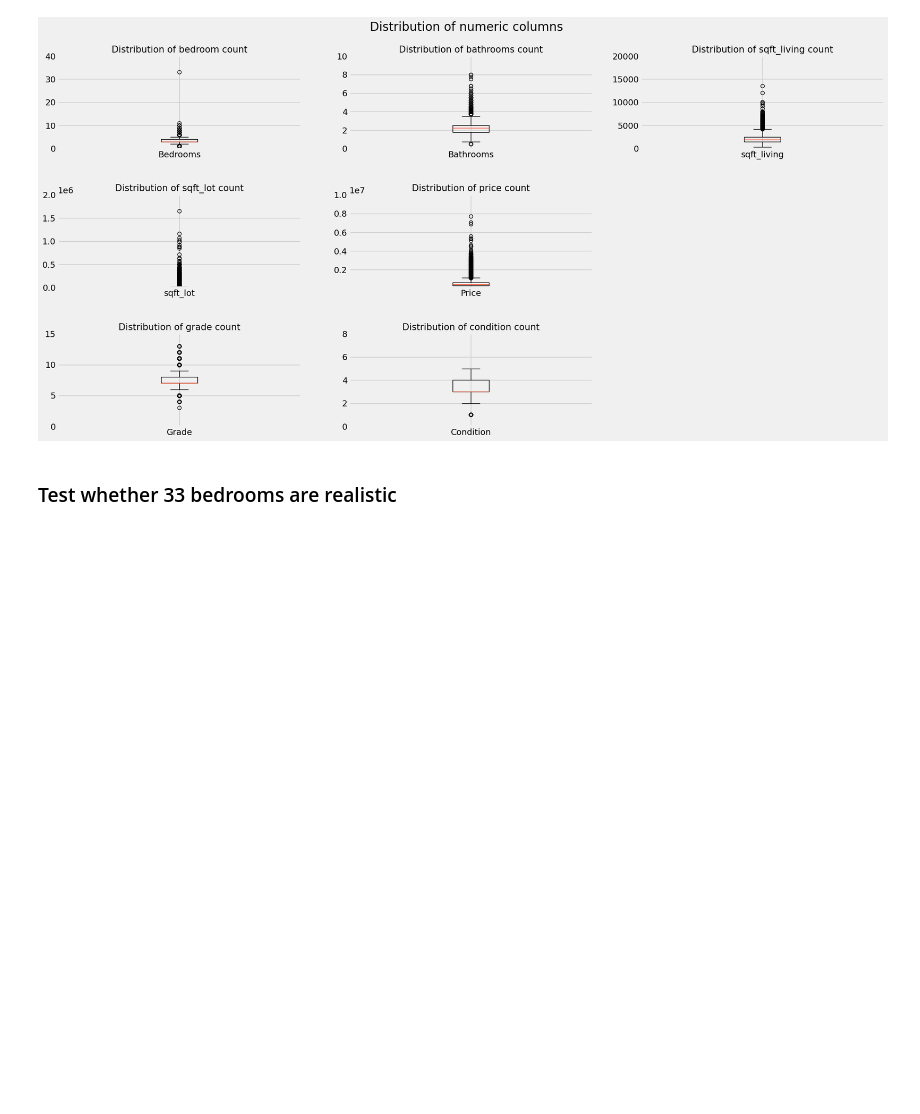
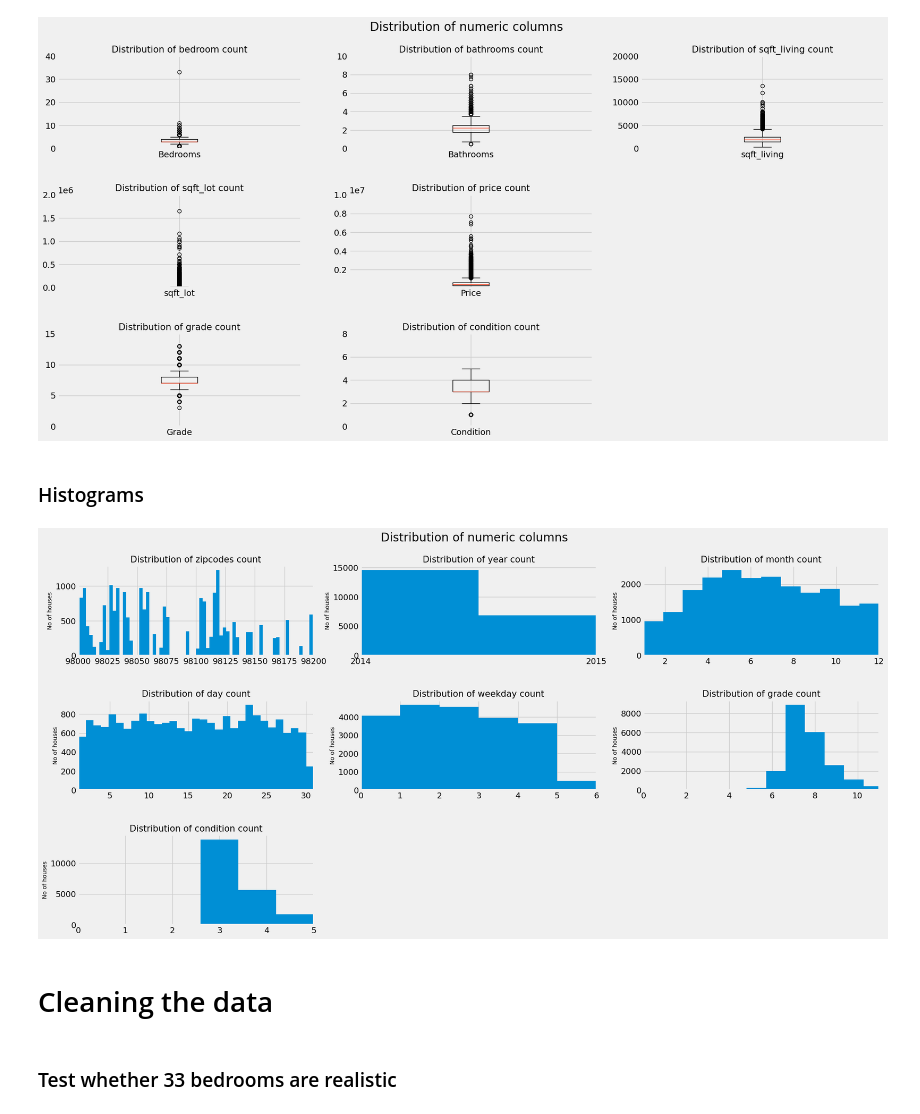
Before and after one commit to AylinH/ds-EDA_project, a Jupyter notebook: EDA.ipynb, the cells around one changed output. Saved outputs shown, nothing was run; the diff lists cells and outputs as text; code cells hidden in the pictures; blank space fills up the shorter version.

```diff
--- a/EDA.ipynb
+++ b/EDA.ipynb
@@ -221,6 +223,56 @@ fig.delaxes(ax[1][2]);
 fig.delaxes(ax[2][2]);
 # %% [output]
 [figure]
+# %% [markdown]
+### Histograms
+# %%
+fig, ax = plt.subplots(3,3, figsize=(20,10))
+plt.suptitle('Distribution of numeric columns', fontsize=20)
+fig.tight_layout()
+plt.subplots_adjust(hspace = .5, wspace = .2, top = .9)
+
+ax[0][0].hist(x=df_merged['zipcode'], bins=70)
+ax[0][0].set_ylabel("No of houses", fontsize = 10)
+ax[0][0].set_xlim(98000,98200)
+ax[0][0].set_title("Distribution of zipcodes count", fontsize = 15);
+
+ax[0][1].hist(x= df_merged['date_year'], bins=2)
+ax[0][1].set_ylabel("No of houses", fontsize = 10)
+ax[0][1].set_xlim(2014, 2015)
+ax[0][1].set_xticks([2014, 2015])
+ax[0][1].set_title("Distribution of year count", fontsize = 15);
+
+ax[0][2].hist(x=df_merged['date_month'], bins=12)
+ax[0][2].set_ylabel("No of houses", fontsize = 10)
+ax[0][2].set_xlim(1,12)
+ax[0][2].set_title("Distribution of month count", fontsize = 15);
+
+ax[1][0].hist(x=df_merged['date_day'], bins=31)
+ax[1][0].set_ylabel("No of houses", fontsize = 10)
+ax[1][0].set_xlim(1,31)
+ax[1][0].set_title("Distribution of day count", fontsize = 15);
+
+ax[1][1].hist(x=df_merged['date_weekday'], bins=6)
+ax[1][1].set_ylabel("No of houses", fontsize = 10)
+ax[1][1].set_xlim(0,6)
+ax[1][1].set_title("Distribution of weekday count", fontsize = 15);
+
+ax[1][2].hist(x=df_merged['grade'], bins=11)
+ax[1][2].set_ylabel("No of houses", fontsize = 10)
+ax[1][2].set_xlim(0,11)
+ax[1][2].set_title("Distribution of grade count", fontsize = 15);
+
+ax[2][0].hist(x=df_merged['condition'], bins=5)
+ax[2][0].set_ylabel("No of houses", fontsize = 10)
+ax[2][0].set_xlim(0,5)
+ax[2][0].set_title("Distribution of condition count", fontsize = 15);
+
+fig.delaxes(ax[2][1]);
+fig.delaxes(ax[2][2])
+# %% [output]
+[figure, added]
+# %% [markdown]
+# Cleaning the data
 # %% [markdown]
 ### Test whether 33 bedrooms are realistic
 # %%
```
Also changed, not shown: parts of 41 cells of this notebook.
